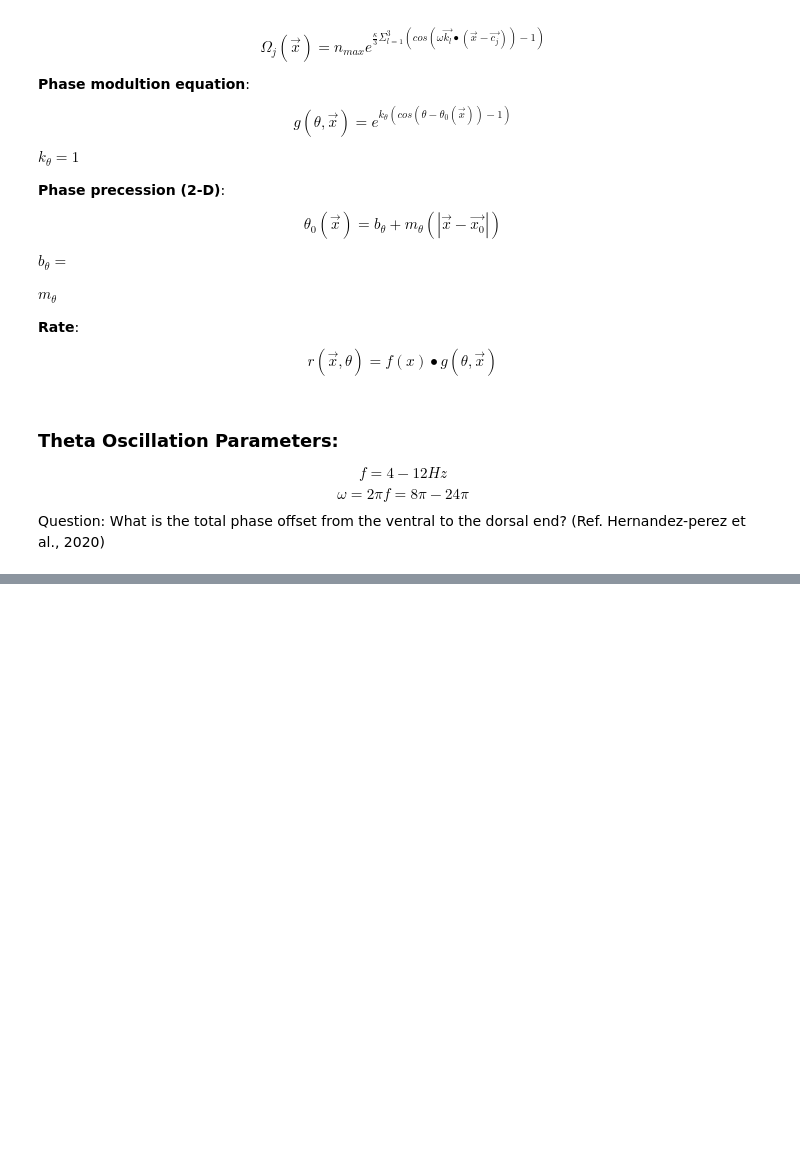
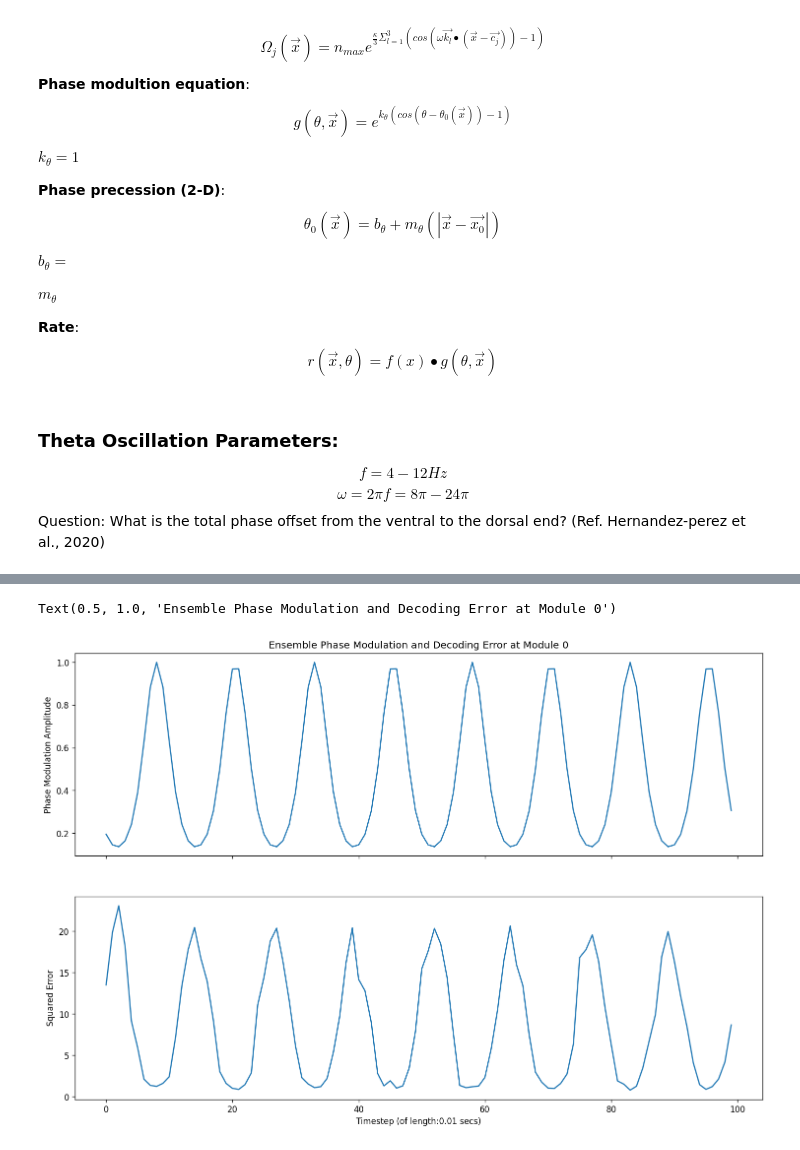
Before and after one commit to divyanshgupt/travelling-wave-mec, a Jupyter notebook: Grid_Cells_with_Theta_Rhythm.ipynb, the cells around one changed output, grey strips where cells are left out. Drawn from its saved outputs; the diff is of its cells as text; code cells hidden in the pictures; blank space fills up the shorter version.

```diff
--- a/Grid_Cells_with_Theta_Rhythm.ipynb
+++ b/Grid_Cells_with_Theta_Rhythm.ipynb
@@ -380,0 +500,49 @@ ValueError: ignored
+# %%
+#@title Ensemble for Stationary Animal
+
+args = {'timestep_size': 0.01, # sec
+        'nb_steps': 100, # simulation time = dt*nb_steps (secs)
+        'nb_modules': 5,
+        'nb_cells': int(1e4),
+        'lam_0': 100,  #spatial period of largest module (ventral)
+        'K': 50, # von-Mises tuning width
+        'n_max': 20, # maximum firing rate
+        'animal_velocity': 0.2, # m/sec
+        'theta_freq': 8,  # Hz
+        'phase_offset': 40, # degrees
+        'scaling_ratio': 1.5,
+        'k_theta': 1,
+        'b_theta': 0,
+        'm_theta': 2*np.pi/10, # rate of theta precession
+        'ref_pos': np.array([[0, 0]]),  # reference position for theta precession
+        }
+
+nb_trials = 100
+
+error_trials = np.zeros((nb_trials, args['nb_steps']))
+
+
+x = 4
+y = 5
+trajectory = stationary_trajectory(x, y, args)
+
+for i in range(nb_trials):
+  activity, g_rec = firing_activity(trajectory, modules, args) # shape: (nb_cells, nb_steps, nb_modules)
+
+  # Estimating at Module - 0
+  estimates = pop_decode(activity[:, :, 0], args['lam_0'], args, modules[:, :, 0])
+
+  error_trials[i] = sq_error(estimates, trajectory) #shape:(nb_steps)
+
+avg_sq_error = (1/nb_trials)*np.sum(error_trials, axis=0)
+
+fig, axs = plt.subplots(2, 1, sharex=True, figsize=(15,10), dpi=120)
+axs[0].plot(g_rec[0])
+axs[0].set_ylabel("Phase Modulation Amplitude")
+axs[1].set_xlabel("Timestep (of length:" + str(args['timestep_size']) + ' secs)')
+axs[1].set_ylabel("Squared Error")
+axs[1].plot(avg_sq_error)
+axs[0].set_title("Ensemble Phase Modulation and Decoding Error at Module 0")
+# %% [output]
+Text(0.5, 1.0, 'Ensemble Phase Modulation and Decoding Error at Module 0')
+[figure, added]
```
Also changed, not shown: parts of 17 cells of this notebook.
